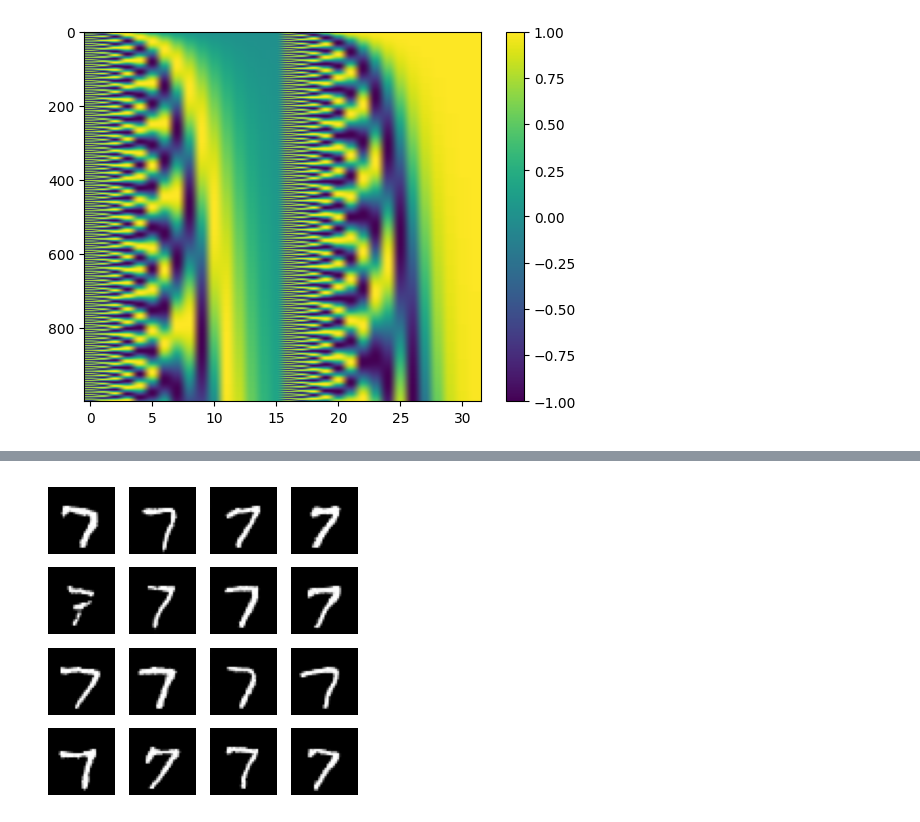
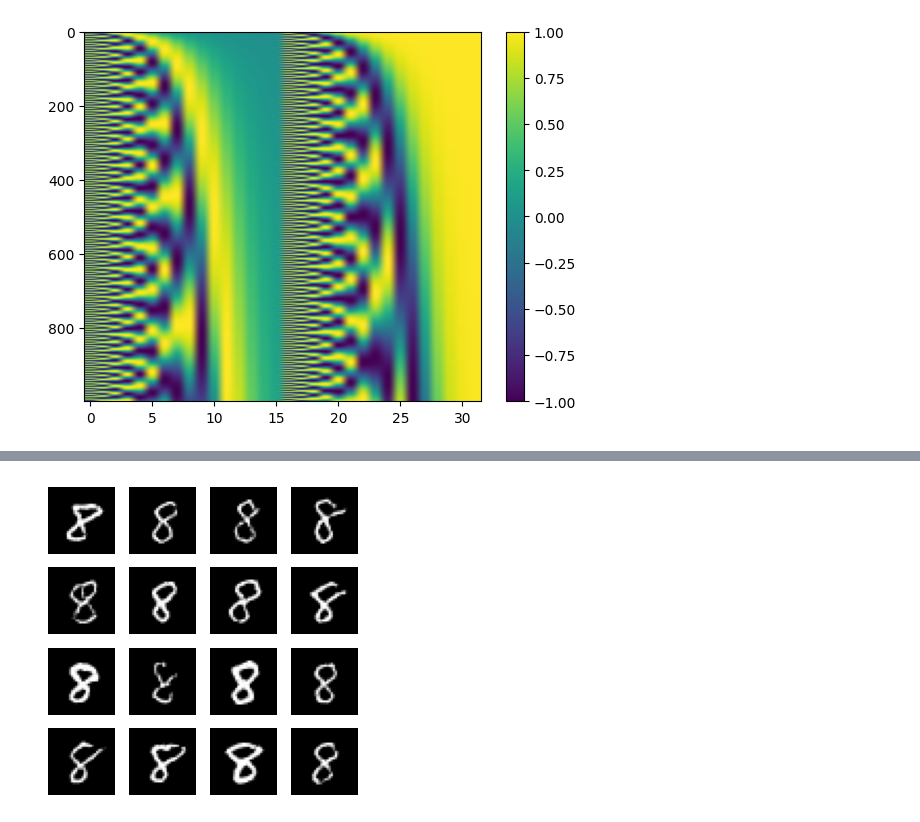
Before and after one commit to abrandonwang/text-to-sound, a Jupyter notebook: ddpm-mnist.ipynb, the cells around one changed output, grey strips where cells are left out. Cells and saved outputs as stored; diff of their text form; code cells hidden in the pictures.

```diff
--- a/ddpm-mnist.ipynb
+++ b/ddpm-mnist.ipynb
@@ -199,26 +199,26 @@ torch.save(model.state_dict(), "/kaggle/working/unet_mnist_cfg.pt")
 # %%
 with torch.no_grad():
     model.eval()
     x = torch.randn(16, 1, 32, 32, device = device)
-    y = torch.full((16,), 7, device = device)
+    y = torch.full((16,), 8, device = device)
     for t in range(999, -1, -1):
         t_batch = torch.full((16,), t, device = device)
         eps_none = model(x, t_batch, torch.full((16,), 10, device = device))
         eps_label = model(x, t_batch, y)
         w = 3
         eps = eps_none + w * (eps_label - eps_none)
         mean = (1 / torch.sqrt(alphas[t])) * (x - (betas[t] / torch.sqrt(1 - alpha_bar[t])) * eps)
         if t > 0:
             x = mean + torch.sqrt(betas[t]) * torch.randn_like(x)
         else:
             x = mean
 
 x = x.clamp(-1, 1).cpu()
 
 fig, axes = plt.subplots(4, 4, figsize = (4, 4))
 for i, ax in enumerate(axes.flat):
     ax.imshow(x[i].squeeze(), cmap = "gray")
     ax.axis("off")
 plt.show()
 # %% [output]
-[figure, old version]
+[figure, new version]
```
Also changed, not shown: parts of 4 cells of this notebook.
